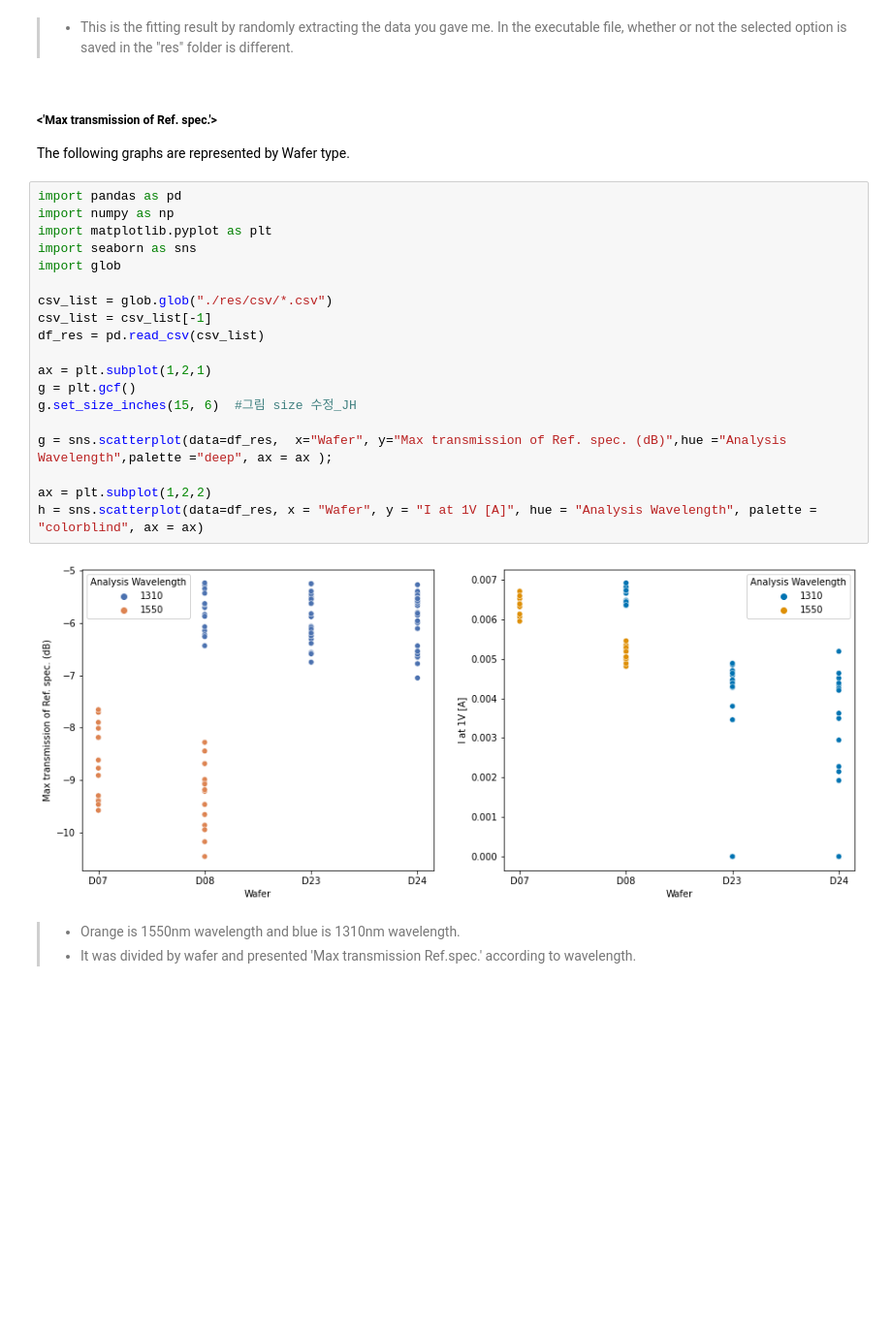
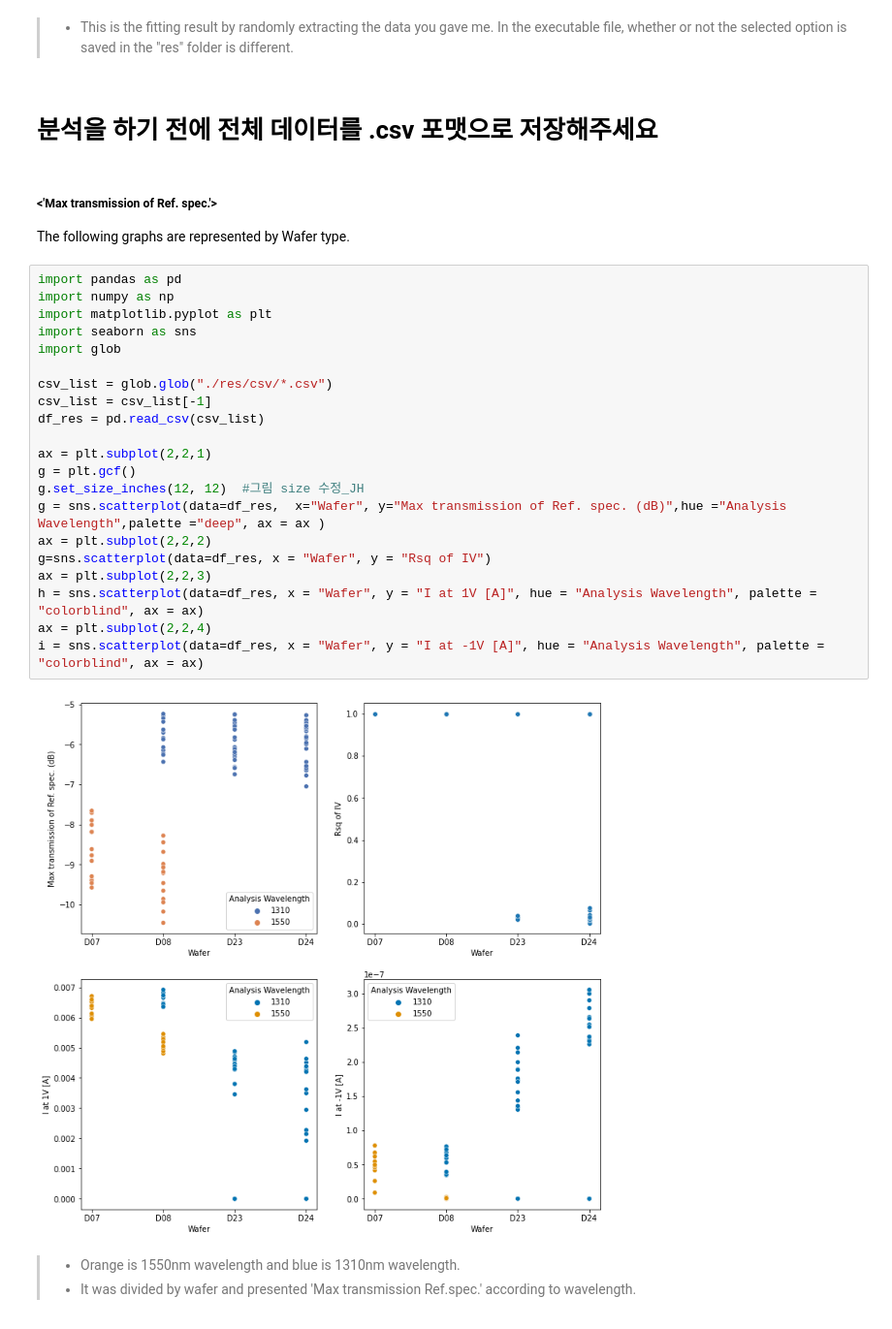
Before and after one commit to Jeon-suin/PE02_A02_SBBFU-1, a Jupyter notebook: doc/Final Document.ipynb, the cells around one changed output. Shown: that part at 97% size. Drawn from its saved outputs; the diff is of its cells as text; blank space fills up the shorter version.

```diff
--- a/doc/Final Document.ipynb
+++ b/doc/Final Document.ipynb
@@ -192,30 +190,34 @@ else:
 # %% [markdown]
 >- This is the fitting result by randomly extracting the data you gave me.
 In the executable file, whether or not the selected option is saved in the "res" folder is different.
+# %% [markdown]
+# 분석을 하기 전에 전체 데이터를 .csv 포맷으로 저장해주세요
 # %% [markdown]
 ##### <'Max transmission of Ref. spec.'>
 The following graphs are represented by Wafer type.
 # %%
 import pandas as pd
 import numpy as np
 import matplotlib.pyplot as plt
 import seaborn as sns
 import glob
 
 csv_list = glob.glob("./res/csv/*.csv")
 csv_list = csv_list[-1]
 df_res = pd.read_csv(csv_list)
 
-ax = plt.subplot(1,2,1)
+ax = plt.subplot(2,2,1)
 g = plt.gcf()
-g.set_size_inches(15, 6)  #그림 size 수정_JH
-
-g = sns.scatterplot(data=df_res,  x="Wafer", y="Max transmission of Ref. spec. (dB)",hue ="Analysis Wavelength",palette ="deep", ax = ax );
-
-ax = plt.subplot(1,2,2)
+g.set_size_inches(12, 12)  #그림 size 수정_JH
+g = sns.scatterplot(data=df_res,  x="Wafer", y="Max transmission of Ref. spec. (dB)",hue ="Analysis Wavelength",palette ="deep", ax = ax )
+ax = plt.subplot(2,2,2)
+g=sns.scatterplot(data=df_res, x = "Wafer", y = "Rsq of IV")
+ax = plt.subplot(2,2,3)
 h = sns.scatterplot(data=df_res, x = "Wafer", y = "I at 1V [A]", hue = "Analysis Wavelength", palette = "colorblind", ax = ax)
+ax = plt.subplot(2,2,4)
+i = sns.scatterplot(data=df_res, x = "Wafer", y = "I at -1V [A]", hue = "Analysis Wavelength", palette = "colorblind", ax = ax)
 # %% [output]
-[figure, old version]
+[figure, new version]
 # %% [markdown]
 >- Orange is 1550nm wavelength and blue is 1310nm wavelength.
 >- It was divided by wafer and presented 'Max transmission Ref.spec.' according to wavelength.
```
Also changed, not shown: parts of 13 cells of this notebook.
